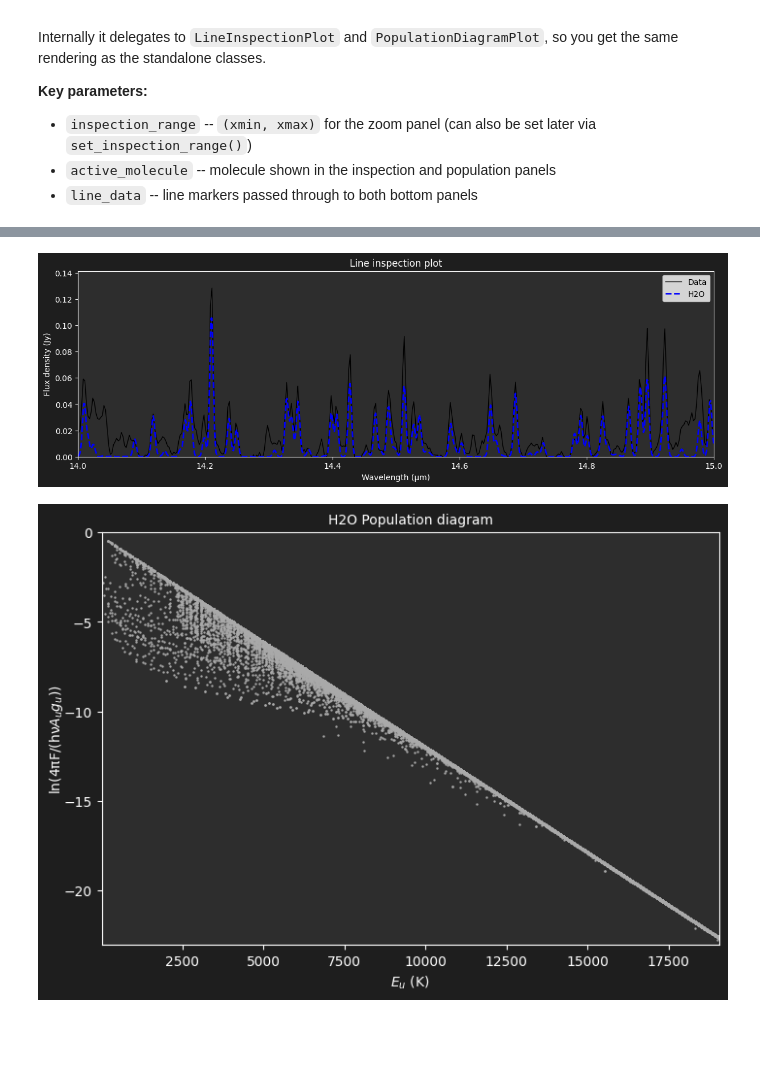
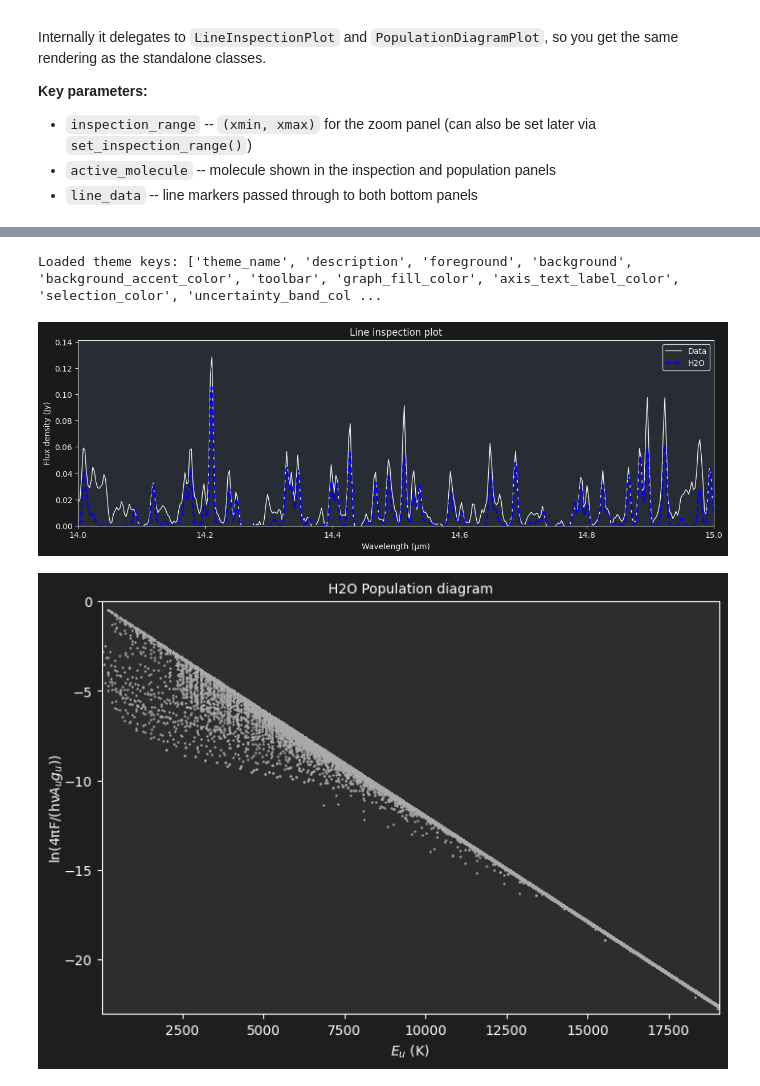
Before and after one commit to spexod/iSLAT, a Jupyter notebook: Examples/Notebooks/Plotting/Plotting_Examples.ipynb, the cells around one changed output, grey strips where cells are left out. Drawn from its saved outputs; the diff is of its cells as text; code cells hidden in the pictures; blank space fills up the shorter version.

```diff
--- a/Examples/Notebooks/Plotting/Plotting_Examples.ipynb
+++ b/Examples/Notebooks/Plotting/Plotting_Examples.ipynb
@@ -444,39 +470,24 @@ Every plot class also supports `save(path, dpi=...)` and `close()` for exporting
 # %%
-# --- Dark theme example ---
+# --- Option A: load a bundled theme by name ---
+# load_theme() reads the JSON file and returns a dict.
+# "auto" picks DarkTheme or LightTheme based on your OS dark-mode setting.
 
-dark_theme = {
-    "foreground": "white",
-    "background": "#1e1e1e",
-    "graph_fill_color": "#2d2d2d",
-    "summed_spectra_color": "#555555",
-    "scatter_main_color": "#aaaaaa",
-    "active_scatter_line_color": "lime",
-    "highlighted_line_color": "gold",
-    "saved_line_color": "tomato",
-    "default_molecule_color": "cyan",
-    "zorder_observed": 2,
-    "zorder_summed": 1,
-    "zorder_model": 3,
-}
+dark_theme = load_theme("DarkTheme")
+print("Loaded theme keys:", list(dark_theme.keys()))
 
-# Line Inspection plot with dark theme
+# Line Inspection plot — theming is applied automatically by generate_plot()
 lip_dark = LineInspectionPlot(
     wave_data=wave_grid,
     flux_data=observed_flux,
     xmin=14.0,
     xmax=15.0,
     molecule=mol_dict["H2O"],
     theme=dark_theme,
     figsize=(12, 4),
 )
 lip_dark.generate_plot()
-
-# Apply dark background colours to the figure and axes
-lip_dark.fig.set_facecolor(dark_theme["background"])
-lip_dark.ax.set_facecolor(dark_theme["graph_fill_color"])
-lip_dark.ax.tick_params(colors=dark_theme["foreground"])
-lip_dark.ax.spines[:].set_color(dark_theme["foreground"])
 lip_dark.show()
 # %% [output]
+Loaded theme keys: ['theme_name', 'description', 'foreground', 'background', 'background_accent_color', 'toolbar', 'graph_fill_color', 'axis_text_label_color', 'selection_color', 'uncertainty_band_col ...
-[figure, old version]
+[figure, new version]
 # %%
```
Also changed, not shown: parts of 12 cells of this notebook, 2 other files.
